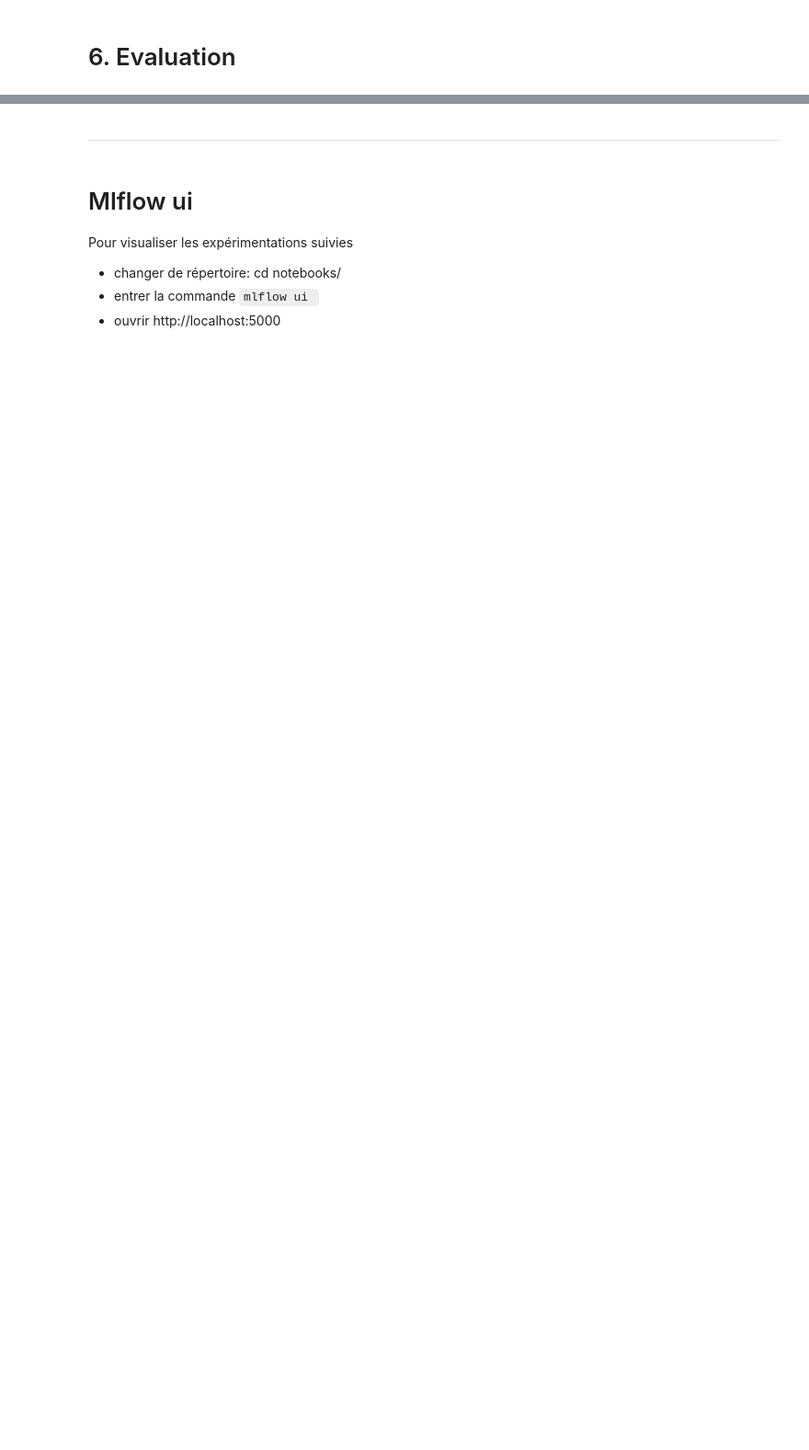
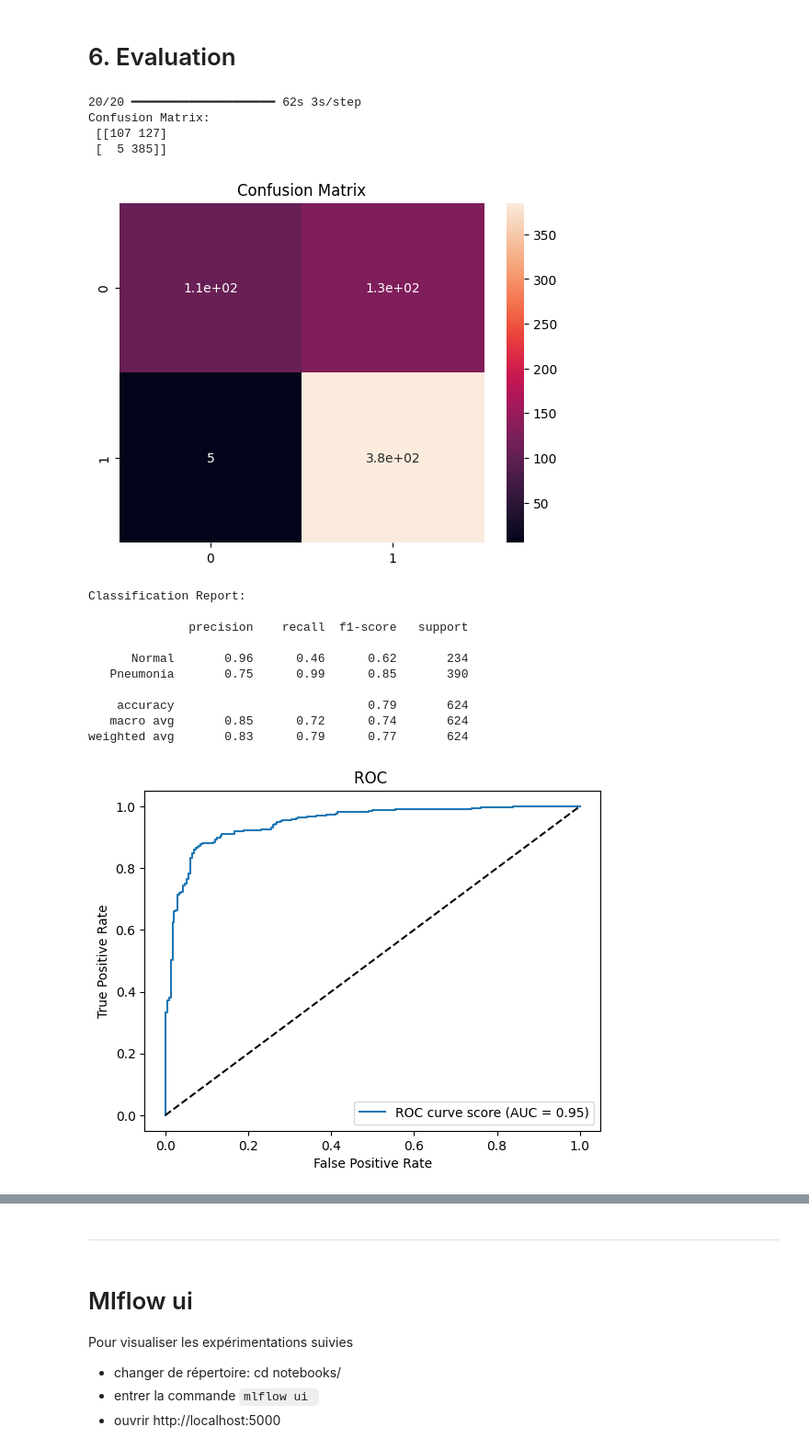
Before and after one commit to CSAADZIDI/DL_TransferLearning_CNN, a Jupyter notebook: notebooks/main_DenseNet.ipynb, the cells around one changed output, grey strips where cells are left out. Shown: that part at 92% size. Drawn from its saved outputs; the diff is of its cells as text; code cells hidden in the pictures; blank space fills up the shorter version.

```diff
--- a/notebooks/main_DenseNet.ipynb
+++ b/notebooks/main_DenseNet.ipynb
@@ -185,35 +194,51 @@ model_densenet.save('../models/model_densenet.keras')
 # %% [markdown]
 # 6. Evaluation
 # %%
-
-from utils.drawing_figures import draw_accuracy_train_val_test, draw_confusion_matrix, draw_models_acc, draw_roc_curve, draw_train_val_acc_loss
+from utils.drawing_figures import draw_accuracy_train_val_test, draw_confusion_matrix, draw_roc_curve, draw_train_val_acc_loss
 mlflow.end_run()
 mlflow.start_run()
 # Get predictions on test data
 
 
-y_pred_prob = model_densenet.predict([X_test,X_test])
+y_pred_prob = model_densenet.predict(X_test)
 y_pred = (y_pred_prob > 0.5).astype(int)
 
 
 
 path = "../figures/densenet/"
 
 # Confusion matrix
 draw_confusion_matrix(y_test,y_pred,path)
 
 
 # Classification report
 print("Classification Report:\n")
 print(classification_report(y_test, y_pred, target_names=['Normal', 'Pneumonia']))
 
 # ROC score
 draw_roc_curve(y_test,y_pred_prob,path)
 
 
 # Accuracy & loss subplots
 draw_train_val_acc_loss(history,path)
 
 
 # Model accuracy train vs val vs test
-draw_accuracy_train_val_test(model_densenet,history,X_test,y_test,True,path)
+draw_accuracy_train_val_test(model_densenet,history,X_test,y_test,False,path)
+# %% [output]
+20/20 ━━━━━━━━━━━━━━━━━━━━ 62s 3s/step
+Confusion Matrix:
+ [[107 127]
+ [  5 385]]
+[figure, added]
+Classification Report:
+
+              precision    recall  f1-score   support
+
+      Normal       0.96      0.46      0.62       234
+   Pneumonia       0.75      0.99      0.85       390
+
+    accuracy                           0.79       624
+   macro avg       0.85      0.72      0.74       624
+weighted avg       0.83      0.79      0.77       624
+[figure, added]
```
Also changed, not shown: parts of 2 cells of this notebook, 12 other files.
